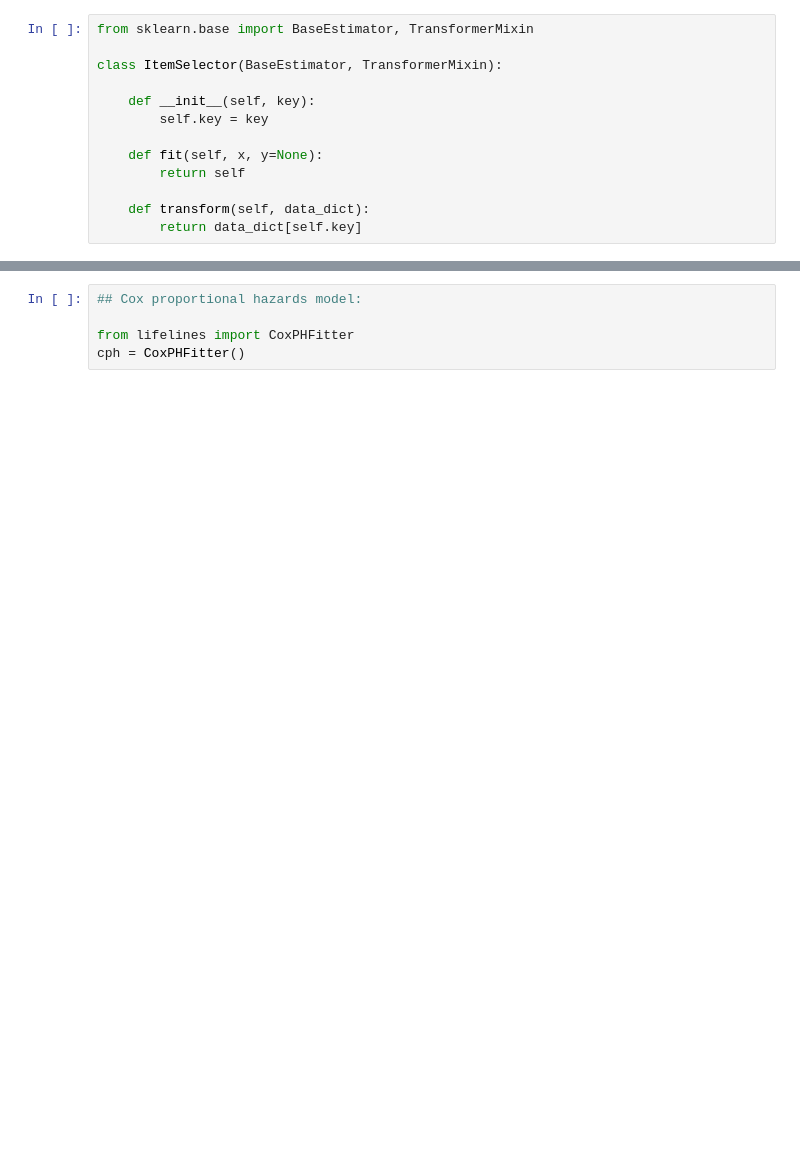
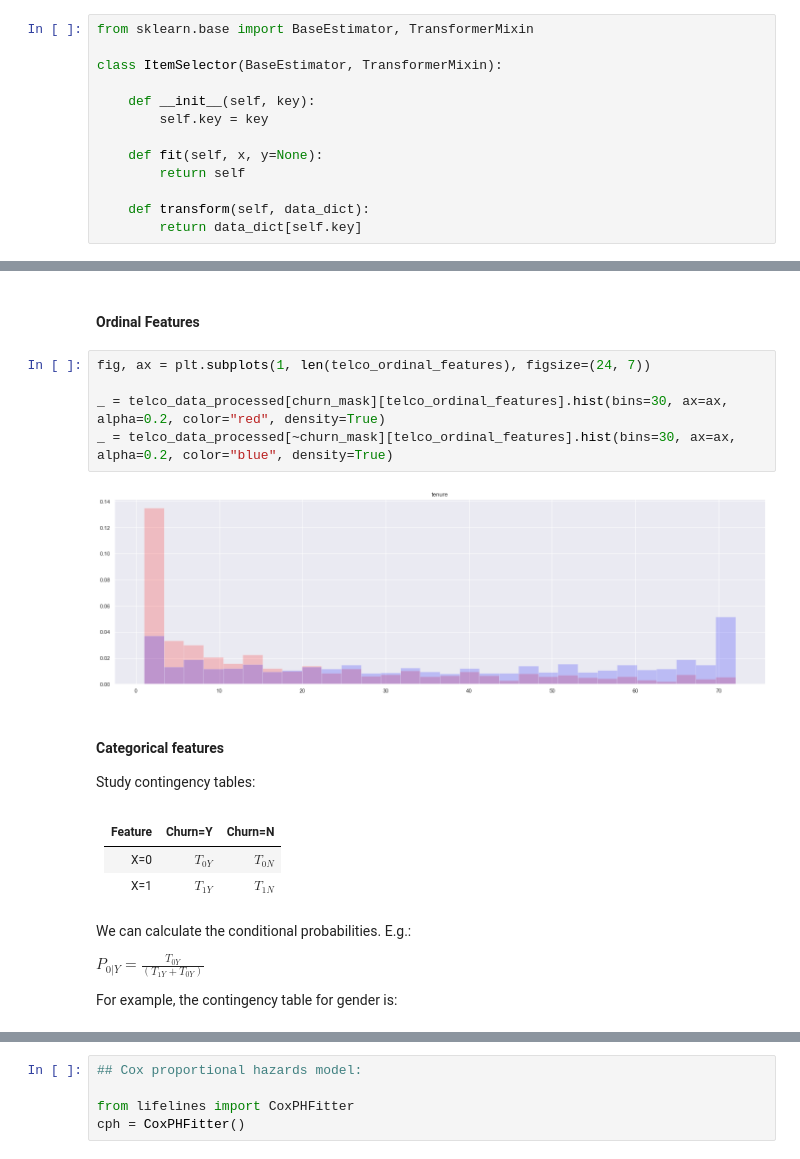
Before and after one commit to carlosjarguello/ds_practice_problems, a Jupyter notebook: customer_churn.ipynb, the cells around one changed output, grey strips where cells are left out. Cells and saved outputs as stored; diff of their text form; blank space fills up the shorter version.

```diff
--- a/customer_churn.ipynb
+++ b/customer_churn.ipynb
@@ -253,0 +216,24 @@ graph
+# %% [markdown]
+#### Ordinal Features
+# %%
+fig, ax = plt.subplots(1, len(telco_ordinal_features), figsize=(24, 7))
+
+_ = telco_data_processed[churn_mask][telco_ordinal_features].hist(bins=30, ax=ax, alpha=0.2, color="red", density=True)
+_ = telco_data_processed[~churn_mask][telco_ordinal_features].hist(bins=30, ax=ax, alpha=0.2, color="blue", density=True)
+# %% [output]
+[figure, added]
+# %% [markdown]
+#### Categorical features
+
+Study contingency tables:
+# %% [markdown]
+Feature|Churn=Y | Churn=N |
+------|------|------|
+  X=0 |   $T_{0Y}$  | $T_{0N}$|
+  X=1 |   $T_{1Y}$  | $T_{1N}$  |
+# %% [markdown]
+We can calculate the conditional probabilities. E.g.:
+
+$P_{0|Y} = \frac{T_{0Y}}{(T_{1Y}+T_{0Y})}$
+
+For example, the contingency table for gender is:
```
Also changed, not shown: parts of 74 cells of this notebook.
